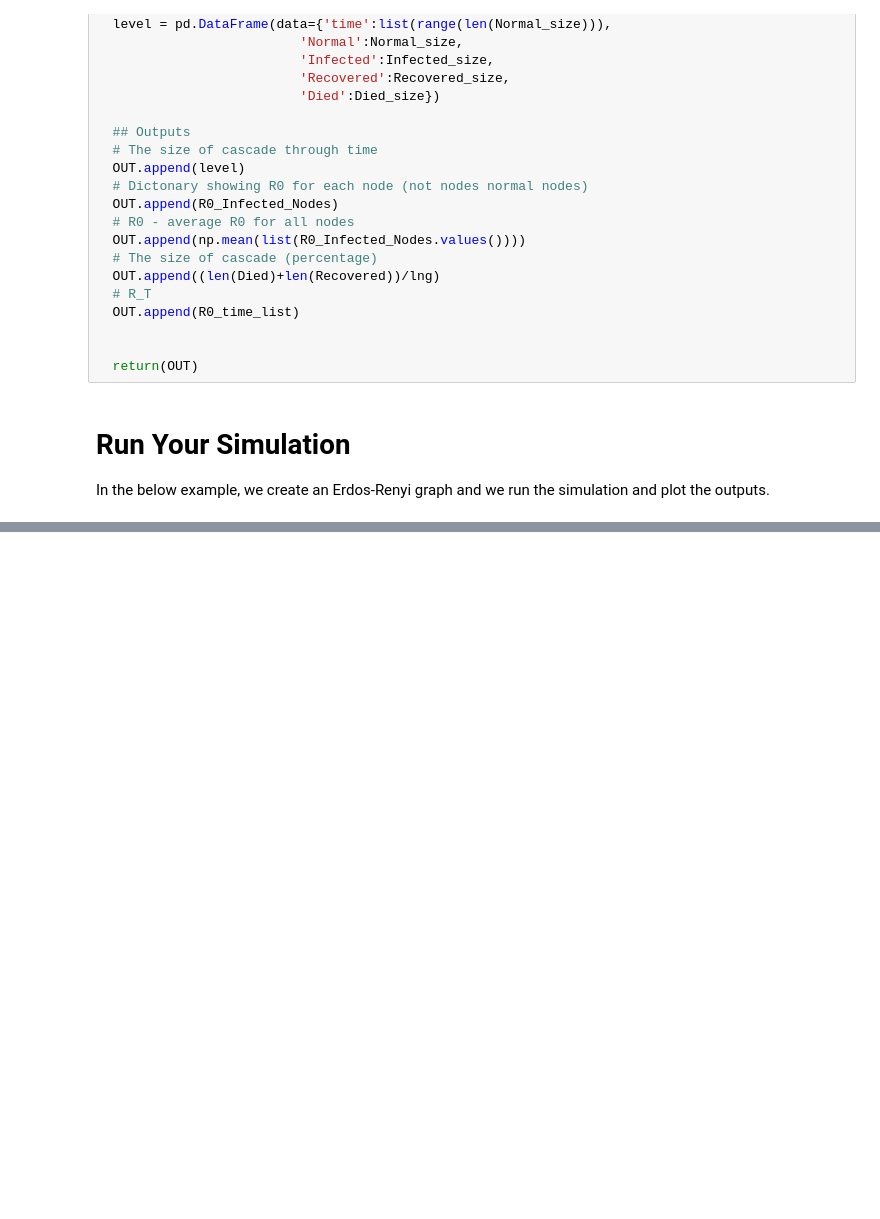
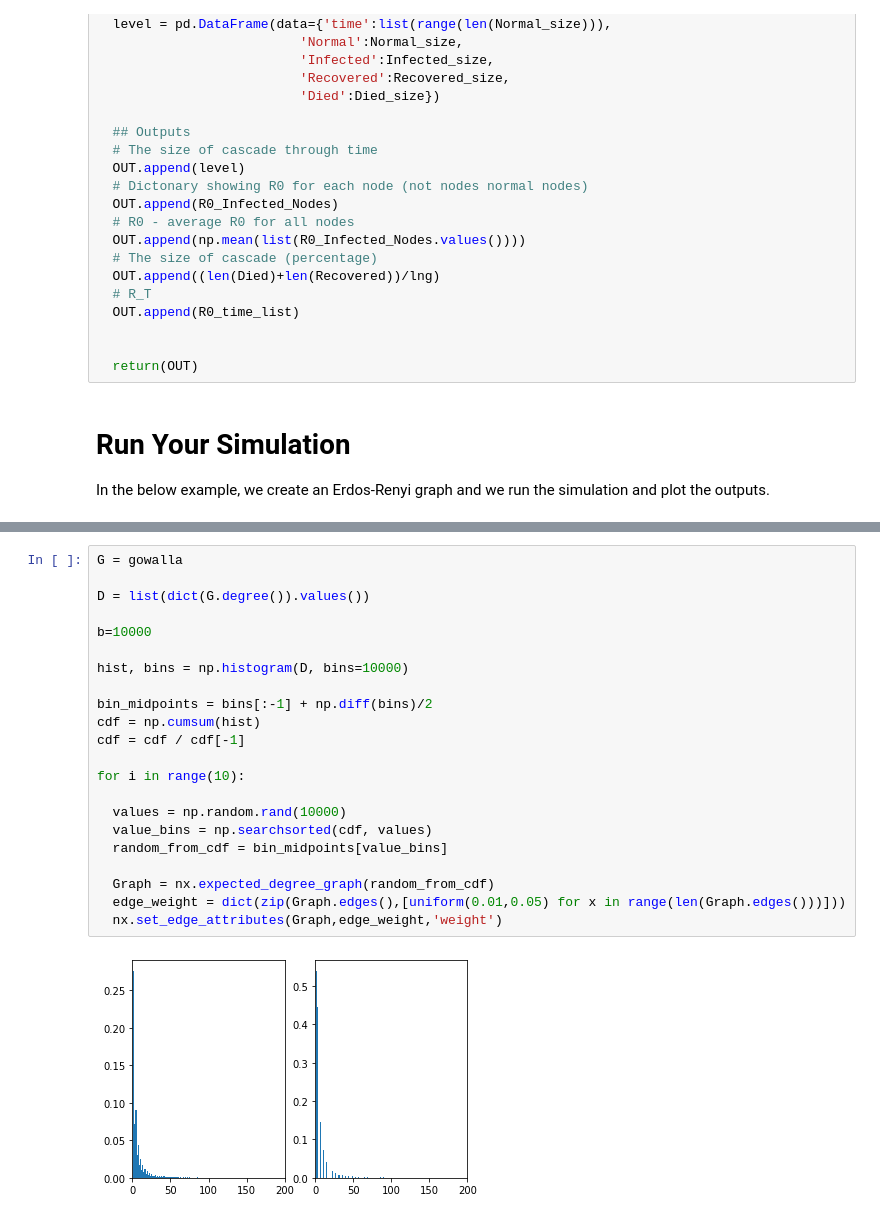
Before and after one commit to MahdiShahrabi/COVID19-Simulation, a Jupyter notebook: Time Dimension/Time_Simulation.ipynb, the cells around one changed output, grey strips where cells are left out. Saved outputs shown, nothing was run; the diff lists cells and outputs as text; blank space fills up the shorter version.

```diff
--- a/Time Dimension/Time_Simulation.ipynb
+++ b/Time Dimension/Time_Simulation.ipynb
@@ -346,0 +370,24 @@ plt.legend(handles,labels,fontsize=7)
+# %%
+G = gowalla
+
+D = list(dict(G.degree()).values())
+
+b=10000
+
+hist, bins = np.histogram(D, bins=10000)
+
+bin_midpoints = bins[:-1] + np.diff(bins)/2
+cdf = np.cumsum(hist)
+cdf = cdf / cdf[-1]
+
+for i in range(10):
+
+  values = np.random.rand(10000)
+  value_bins = np.searchsorted(cdf, values)
+  random_from_cdf = bin_midpoints[value_bins]
+
+  Graph = nx.expected_degree_graph(random_from_cdf)
+  edge_weight = dict(zip(Graph.edges(),[uniform(0.01,0.05) for x in range(len(Graph.edges()))]))
+  nx.set_edge_attributes(Graph,edge_weight,'weight')
+# %% [output]
+[figure, added]
```
Also changed, not shown: parts of 7 cells of this notebook.
